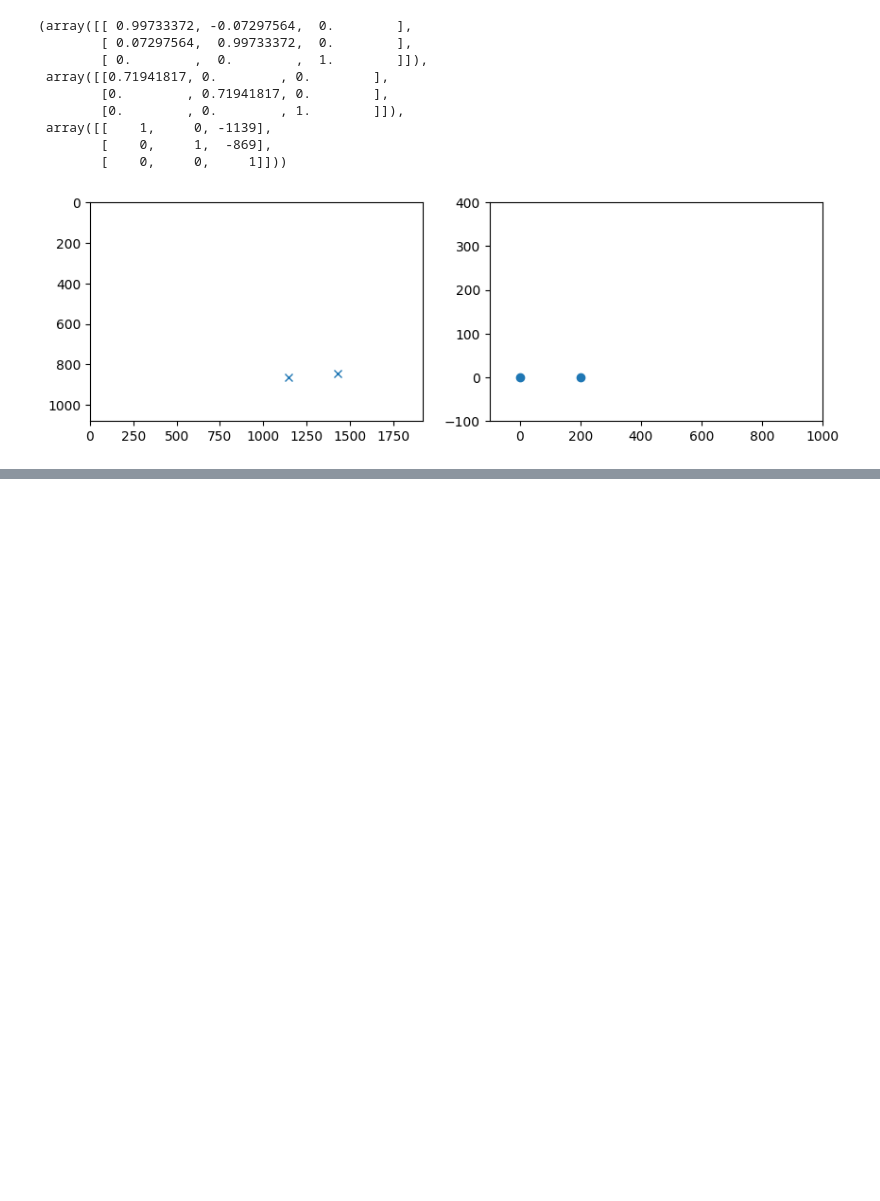
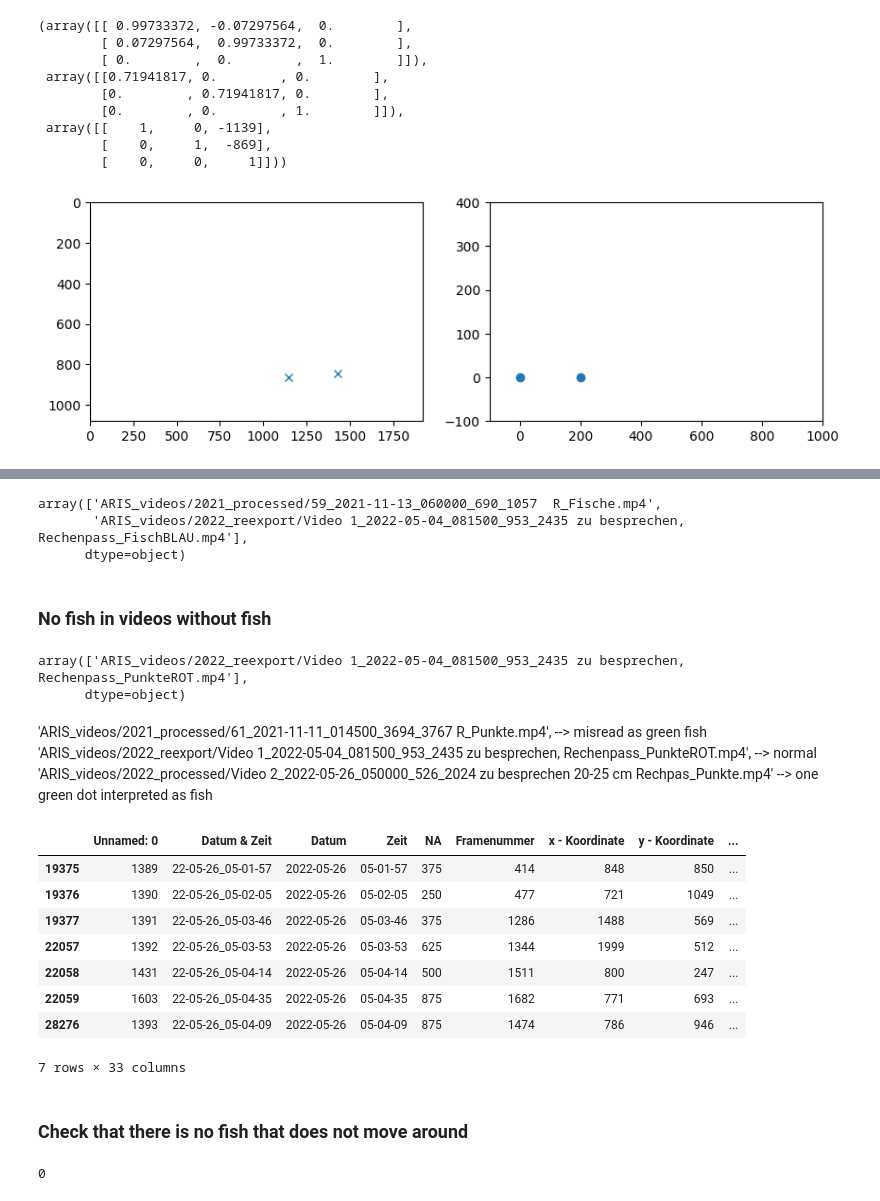
Before and after one commit to axpogroup/AXH-SonarFish, a Jupyter notebook: analysis/2_special_projects/HTU_ARIS_box_dot_tracking_task/4_validate_and_plot_detections.ipynb, the cells around one changed output, grey strips where cells are left out. Cells and saved outputs as stored; diff of their text form; code cells hidden in the pictures; blank space fills up the shorter version.

Commit message:
Some testing checks on the aris box and dot task and new filter.

```diff
--- a/analysis/2_special_projects/HTU_ARIS_box_dot_tracking_task/4_validate_and_plot_detections.ipynb
+++ b/analysis/2_special_projects/HTU_ARIS_box_dot_tracking_task/4_validate_and_plot_detections.ipynb
@@ -406,0 +517,2 @@ plt.show()
+# %%
+pd.set_option("display.max_colwidth", None)
@@ -406,0 +548,6 @@ plt.show()
+# %%
+df.loc[df["Klassifikation"].str.contains("dot") & ~df["Dateiname"].str.contains("unkt"), "Dateiname"].unique()
+# %% [output]
+array(['ARIS_videos/2021_processed/59_2021-11-13_060000_690_1057  R_Fische.mp4',
+       'ARIS_videos/2022_reexport/Video 1_2022-05-04_081500_953_2435 zu besprechen, Rechenpass_FischBLAU.mp4'],
+      dtype=object)
@@ -406,0 +556,29 @@ plt.show()
+# %% [markdown]
+### No fish in videos without fish
+# %%
+df.loc[~df["Klassifikation"].str.contains("dot") & df["Dateiname"].str.contains("unkt"), "Dateiname"].unique()
+# %% [output]
+array(['ARIS_videos/2022_reexport/Video 1_2022-05-04_081500_953_2435 zu besprechen, Rechenpass_PunkteROT.mp4'],
+      dtype=object)
+# %% [markdown]
+'ARIS_videos/2021_processed/61_2021-11-11_014500_3694_3767 R_Punkte.mp4', --> misread as green fish
+'ARIS_videos/2022_reexport/Video 1_2022-05-04_081500_953_2435 zu besprechen, Rechenpass_PunkteROT.mp4', --> normal
+'ARIS_videos/2022_processed/Video 2_2022-05-26_050000_526_2024 zu besprechen 20-25 cm Rechpas_Punkte.mp4' --> one green dot interpreted as fish
+# %%
+df.loc[df["Klassifikation"].str.contains("dot") & df["Dateiname"].str.contains("ARIS_videos/2022_processed/Video 2_2022-05-26_050000_526_2024 zu besprechen 20-25 cm Rechpas_Punkte.mp4"), :]
+# %% [output]
+|  | Unnamed: 0 | Datum & Zeit | Datum | Zeit | NA | Framenummer | x - Koordinate | y - Koordinate | ... |
+| 19375 | 1389 | 22-05-26_05-01-57 | 2022-05-26 | 05-01-57 | 375 | 414 | 848 | 850 | ... |
+| 19376 | 1390 | 22-05-26_05-02-05 | 2022-05-26 | 05-02-05 | 250 | 477 | 721 | 1049 | ... |
+| 19377 | 1391 | 22-05-26_05-03-46 | 2022-05-26 | 05-03-46 | 375 | 1286 | 1488 | 569 | ... |
+| 22057 | 1392 | 22-05-26_05-03-53 | 2022-05-26 | 05-03-53 | 625 | 1344 | 1999 | 512 | ... |
+| 22058 | 1431 | 22-05-26_05-04-14 | 2022-05-26 | 05-04-14 | 500 | 1511 | 800 | 247 | ... |
+| 22059 | 1603 | 22-05-26_05-04-35 | 2022-05-26 | 05-04-35 | 875 | 1682 | 771 | 693 | ... |
+| 28276 | 1393 | 22-05-26_05-04-09 | 2022-05-26 | 05-04-09 | 875 | 1474 | 786 | 946 | ... |
+7 rows × 33 columns
+# %% [markdown]
+### Check that there is no fish that does not move around
+# %%
+len(df.loc[df["Klassifikation"].str.contains("dot"), "ID"].unique()) - len(df.loc[df["Klassifikation"].str.contains("dot"), "ID"])
+# %% [output]
+0
```
Also changed, not shown: parts of 40 cells of this notebook, 1 other file.
